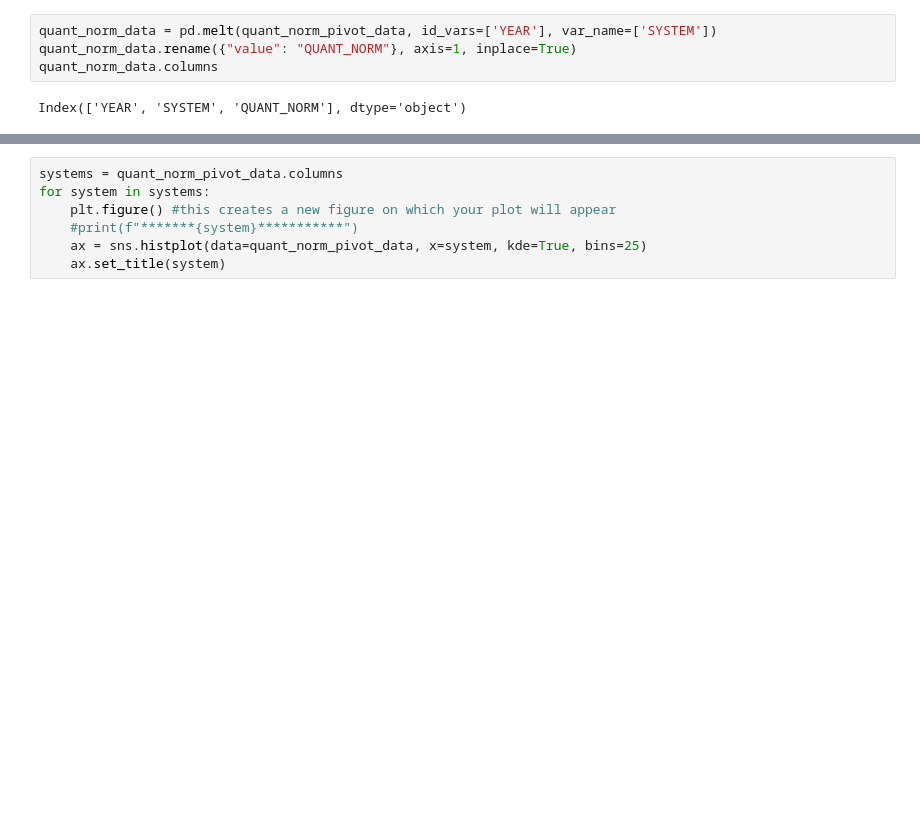
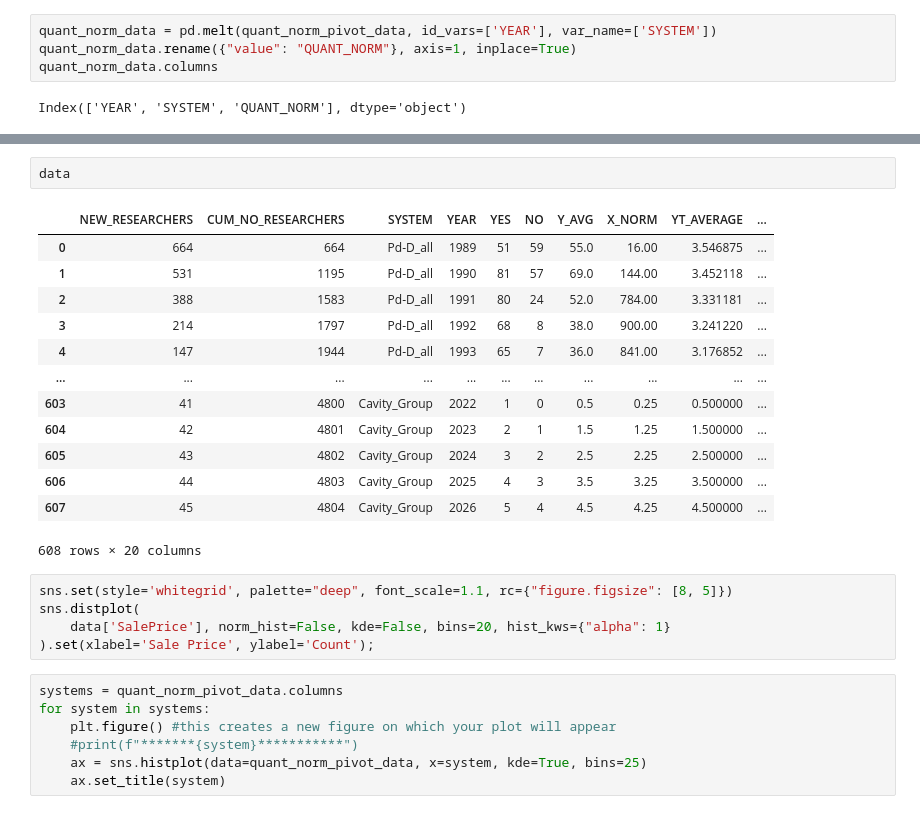
Before and after one commit to sairamtvv/TFT_fusion, a Jupyter notebook: fusion_test-Copy1.ipynb, the cells around one changed output, grey strips where cells are left out. Drawn from its saved outputs; the diff is of its cells as text; blank space fills up the shorter version.

```diff
--- a/fusion_test-Copy1.ipynb
+++ b/fusion_test-Copy1.ipynb
@@ -128,3 +130,24 @@ quant_norm_pivot_data
+# %%
+data
+# %% [output]
+|  | NEW_RESEARCHERS | CUM_NO_RESEARCHERS | SYSTEM | YEAR | YES | NO | Y_AVG | X_NORM | YT_AVERAGE | ... |
+| 0 | 664 | 664 | Pd-D_all | 1989 | 51 | 59 | 55.0 | 16.00 | 3.546875 | ... |
+| 1 | 531 | 1195 | Pd-D_all | 1990 | 81 | 57 | 69.0 | 144.00 | 3.452118 | ... |
+| 2 | 388 | 1583 | Pd-D_all | 1991 | 80 | 24 | 52.0 | 784.00 | 3.331181 | ... |
+| 3 | 214 | 1797 | Pd-D_all | 1992 | 68 | 8 | 38.0 | 900.00 | 3.241220 | ... |
+| 4 | 147 | 1944 | Pd-D_all | 1993 | 65 | 7 | 36.0 | 841.00 | 3.176852 | ... |
+| ... | ... | ... | ... | ... | ... | ... | ... | ... | ... | ... |
+| 603 | 41 | 4800 | Cavity_Group | 2022 | 1 | 0 | 0.5 | 0.25 | 0.500000 | ... |
+| 604 | 42 | 4801 | Cavity_Group | 2023 | 2 | 1 | 1.5 | 1.25 | 1.500000 | ... |
+| 605 | 43 | 4802 | Cavity_Group | 2024 | 3 | 2 | 2.5 | 2.25 | 2.500000 | ... |
+| 606 | 44 | 4803 | Cavity_Group | 2025 | 4 | 3 | 3.5 | 3.25 | 3.500000 | ... |
+| 607 | 45 | 4804 | Cavity_Group | 2026 | 5 | 4 | 4.5 | 4.25 | 4.500000 | ... |
+608 rows × 20 columns
+# %%
+sns.set(style='whitegrid', palette="deep", font_scale=1.1, rc={"figure.figsize": [8, 5]})
+sns.distplot(
+    data['SalePrice'], norm_hist=False, kde=False, bins=20, hist_kws={"alpha": 1}
+).set(xlabel='Sale Price', ylabel='Count');
 # %%
 systems = quant_norm_pivot_data.columns
 for system in systems:
```
Also changed, not shown: parts of 7 cells of this notebook, 1 other file.
